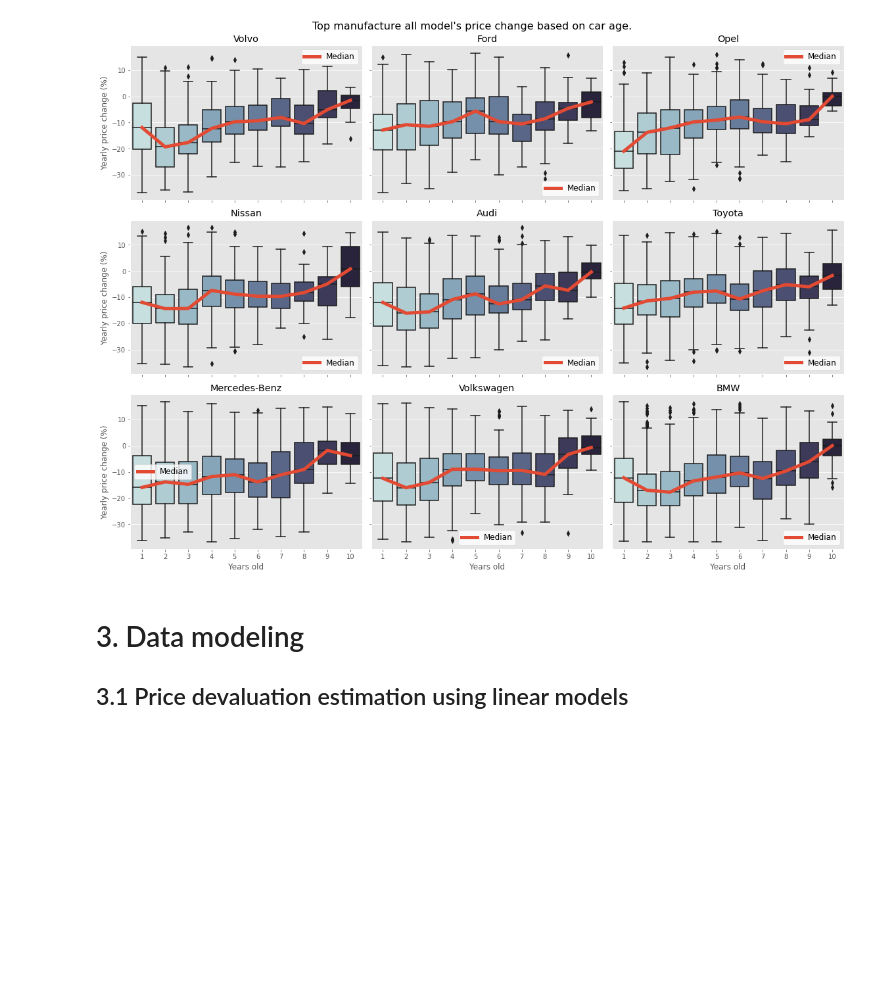
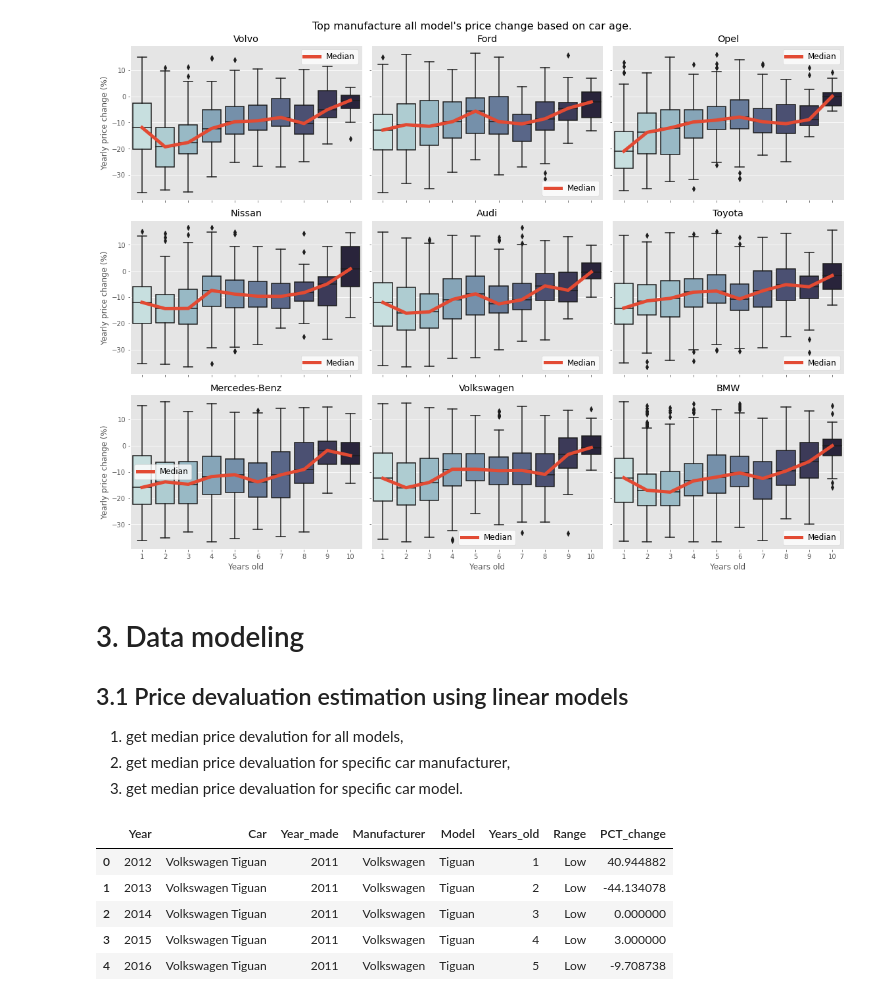
Before and after one commit to TK-Problem/autoplius-car-depretiation-dashboard, a Jupyter notebook: Notebooks/data_analysis.ipynb, the cells around one changed output. Saved outputs shown, nothing was run; the diff lists cells and outputs as text; code cells hidden in the pictures; blank space fills up the shorter version.

```diff
--- a/Notebooks/data_analysis.ipynb
+++ b/Notebooks/data_analysis.ipynb
@@ -200,3 +200,27 @@ plt.tight_layout()
 # 3. Data modeling
 
 ## 3.1 Price devaluation estimation using linear models
+
+1. get median price devalution for all models,
+2. get median price devaluation for specific car manufacturer,
+3. get median price devaluation for specific car model.
+# %%
+# transform data for calculateting medians
+df_all = df.iloc[:, [0, 4, 5, 6, 7, 8, 9, 10, 11]].melt(id_vars=['Year', 'Car', 'Year_made', 'Manufacturer',
+                                                                 'Model', 'Years_old'],
+                                                        var_name='Range', value_name='PCT_change')
+# rename values in Range column
+df_all.Range = df_all.Range.replace({'PCT_change_Low': 'Low',
+                                     'PCT_change_Medium': 'Medium',
+                                     'PCT_change_High': 'High'})
+
+# exclude cars sold same year as it was manufactured
+df_all = df_all.loc[df_all.Years_old != 0].reset_index(drop=True)
+df_all.head()
+# %% [output]
+|  | Year | Car | Year_made | Manufacturer | Model | Years_old | Range | PCT_change |
+| 0 | 2012 | Volkswagen Tiguan | 2011 | Volkswagen | Tiguan | 1 | Low | 40.944882 |
+| 1 | 2013 | Volkswagen Tiguan | 2011 | Volkswagen | Tiguan | 2 | Low | -44.134078 |
+| 2 | 2014 | Volkswagen Tiguan | 2011 | Volkswagen | Tiguan | 3 | Low | 0.000000 |
+| 3 | 2015 | Volkswagen Tiguan | 2011 | Volkswagen | Tiguan | 4 | Low | 3.000000 |
+| 4 | 2016 | Volkswagen Tiguan | 2011 | Volkswagen | Tiguan | 5 | Low | -9.708738 |
```
Also changed, not shown: parts of 4 cells of this notebook.
